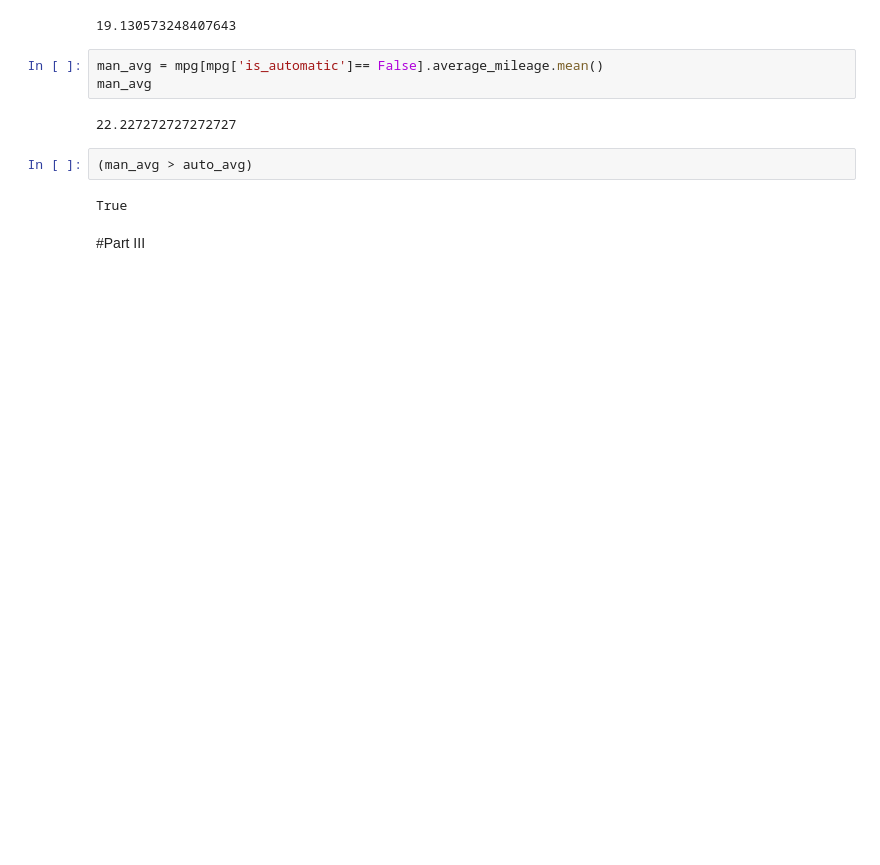
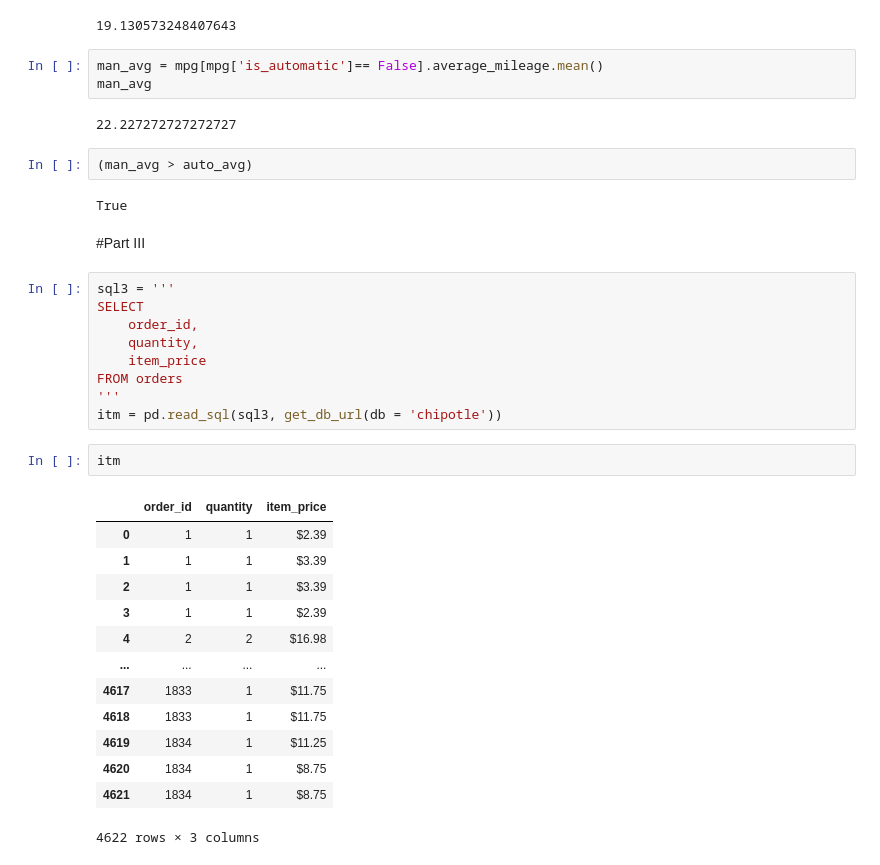
Before and after one commit to Marley-C-Robinson-99/numpy-pandas-visualization-exercises, a Jupyter notebook: Advanced_Dataframes.ipynb, the cells around one changed output. Drawn from its saved outputs; the diff is of its cells as text; blank space fills up the shorter version.

Commit message:
finished dataframes

```diff
--- a/Advanced_Dataframes.ipynb
+++ b/Advanced_Dataframes.ipynb
@@ -183,3 +183,28 @@ man_avg
 True
 # %% [markdown]
 #Part III
+# %%
+sql3 = '''
+SELECT
+    order_id,
+    quantity,
+    item_price
+FROM orders
+'''
+itm = pd.read_sql(sql3, get_db_url(db = 'chipotle'))
+# %%
+itm
+# %% [output]
+|  | order_id | quantity | item_price |
+| 0 | 1 | 1 | $2.39 |
+| 1 | 1 | 1 | $3.39 |
+| 2 | 1 | 1 | $3.39 |
+| 3 | 1 | 1 | $2.39 |
+| 4 | 2 | 2 | $16.98 |
+| ... | ... | ... | ... |
+| 4617 | 1833 | 1 | $11.75 |
+| 4618 | 1833 | 1 | $11.75 |
+| 4619 | 1834 | 1 | $11.25 |
+| 4620 | 1834 | 1 | $8.75 |
+| 4621 | 1834 | 1 | $8.75 |
+4622 rows × 3 columns
```
Also changed, not shown: parts of 7 cells of this notebook, 2 other files.
